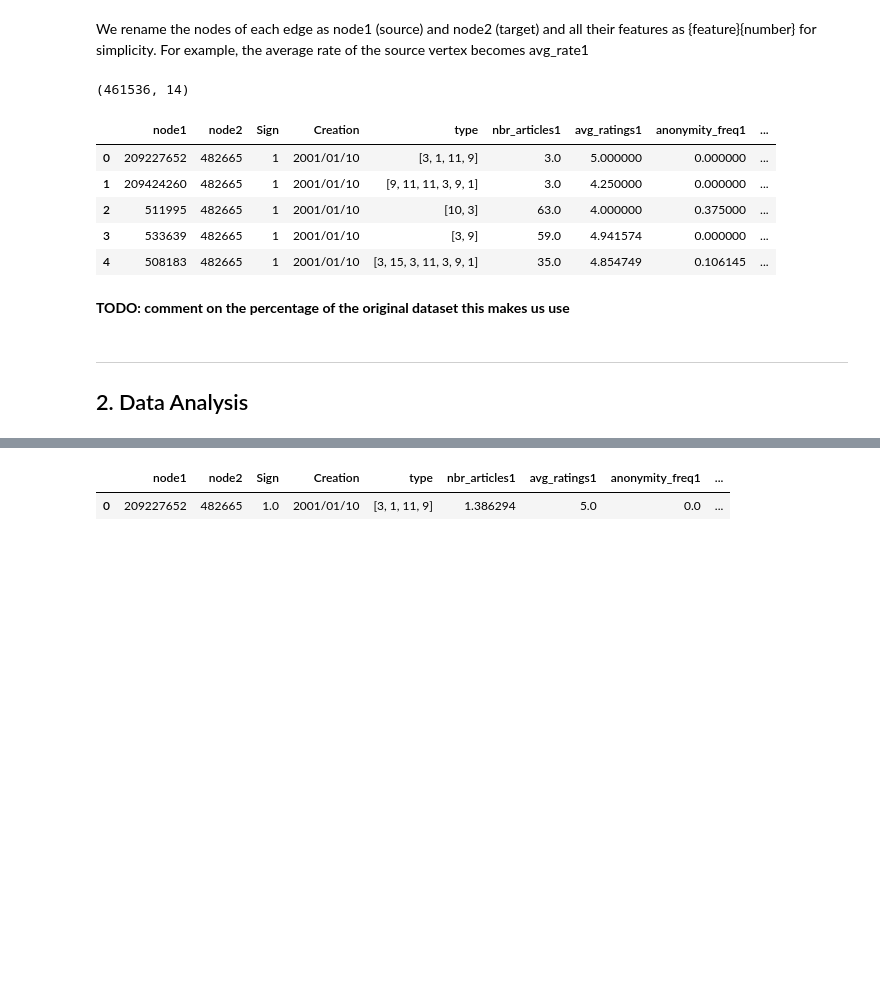
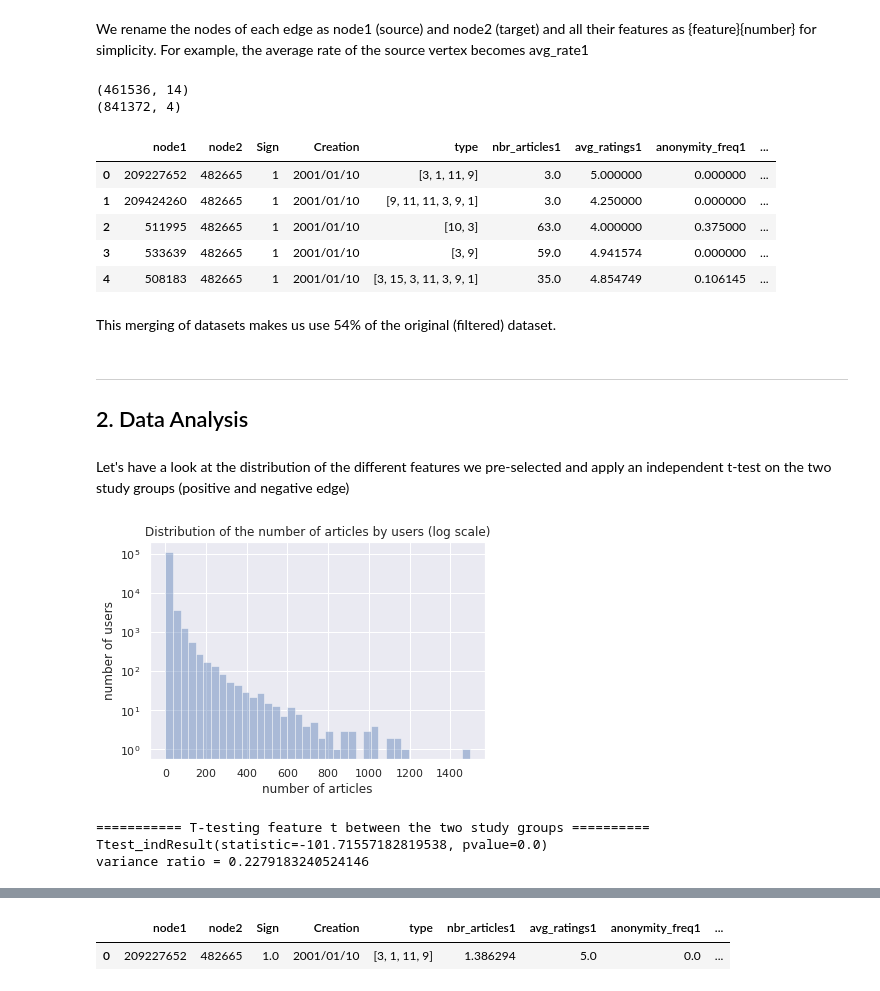
Before and after one commit to epfl-ada/ada-2020-project-milestone-p3-p3_adagio, a Jupyter notebook: milestoneP4.ipynb, the cells around one changed output, grey strips where cells are left out. Saved outputs shown, nothing was run; the diff lists cells and outputs as text; code cells hidden in the pictures; blank space fills up the shorter version.

```diff
--- a/milestoneP4.ipynb
+++ b/milestoneP4.ipynb
@@ -284,18 +264,42 @@ status_dataset = status_dataset.rename(columns = {'avg_ratings': 'avg_ratings2',
 status_dataset.reset_index(drop = True, inplace = True)
 # %%
 print(status_dataset.shape)
+print(user_ratings.shape)
 status_dataset.head()
 # %% [output]
 (461536, 14)
+(841372, 4)
 |  | node1 | node2 | Sign | Creation | type | nbr_articles1 | avg_ratings1 | anonymity_freq1 | ... |
 | 0 | 209227652 | 482665 | 1 | 2001/01/10 | [3, 1, 11, 9] | 3.0 | 5.000000 | 0.000000 | ... |
 | 1 | 209424260 | 482665 | 1 | 2001/01/10 | [9, 11, 11, 3, 9, 1] | 3.0 | 4.250000 | 0.000000 | ... |
 | 2 | 511995 | 482665 | 1 | 2001/01/10 | [10, 3] | 63.0 | 4.000000 | 0.375000 | ... |
 | 3 | 533639 | 482665 | 1 | 2001/01/10 | [3, 9] | 59.0 | 4.941574 | 0.000000 | ... |
 | 4 | 508183 | 482665 | 1 | 2001/01/10 | [3, 15, 3, 11, 3, 9, 1] | 35.0 | 4.854749 | 0.106145 | ... |
-# %% [markdown]
-**TODO: comment on the percentage of the original dataset this makes us use**
+# %% [markdown]
+This merging of datasets makes us use 54% of the original (filtered) dataset.
 # %% [markdown]
 ------------------------
 ## 2. Data Analysis
+# %% [markdown]
+Let's have a look at the distribution of the different features we pre-selected and apply an independent t-test on the two study groups (positive and negative edge)
+# %%
+# number of articles
+ax = sns.distplot(members['nbr_articles'], bins=40, kde=False);
+ax.set_yscale('log')
+
+ax.set(title='Distribution of the number of articles by users (log scale)', xlabel='number of articles', ylabel='number of users')
+plt.show()
+
+pos_edge = status_dataset['nbr_articles1'][status_dataset['Sign']==1]
+neg_edge = status_dataset['nbr_articles1'][status_dataset['Sign']==-1]
+
+print('=========== T-testing feature t between the two study groups ==========')
+F = np.var(pos_edge)/np.var(neg_edge)
+print(scipy.stats.ttest_ind(pos_edge, neg_edge, equal_var = False))
+print(f'variance ratio = {F}')
+# %% [output]
+[figure, added]
+=========== T-testing feature t between the two study groups ==========
+Ttest_indResult(statistic=-101.71557182819538, pvalue=0.0)
+variance ratio = 0.2279183240524146
 # %%
```
Also changed, not shown: parts of 16 cells of this notebook.
